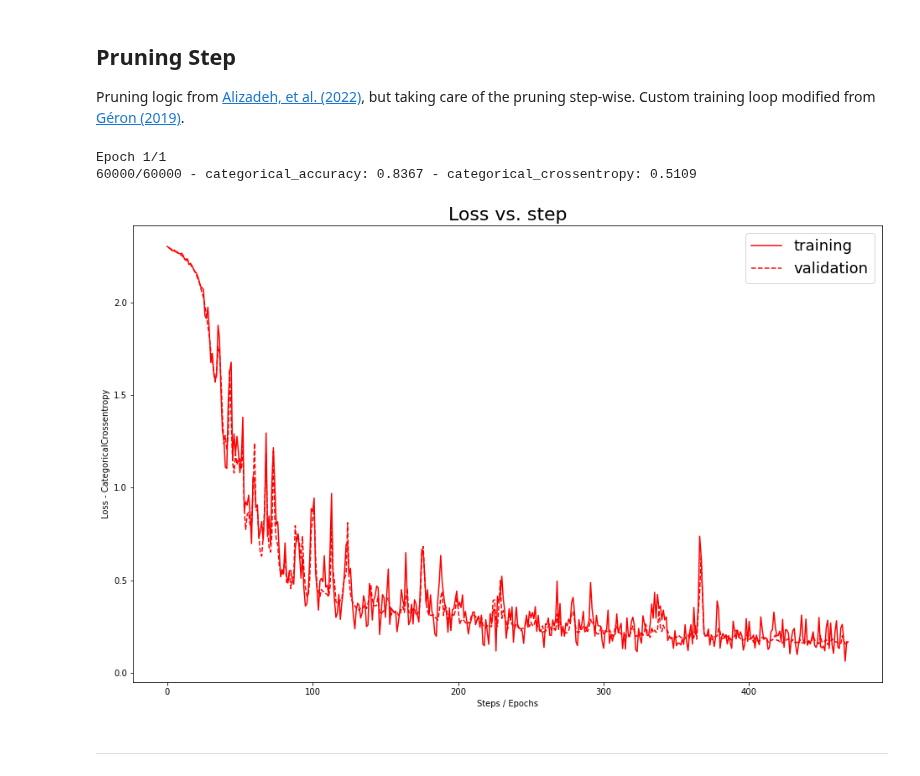
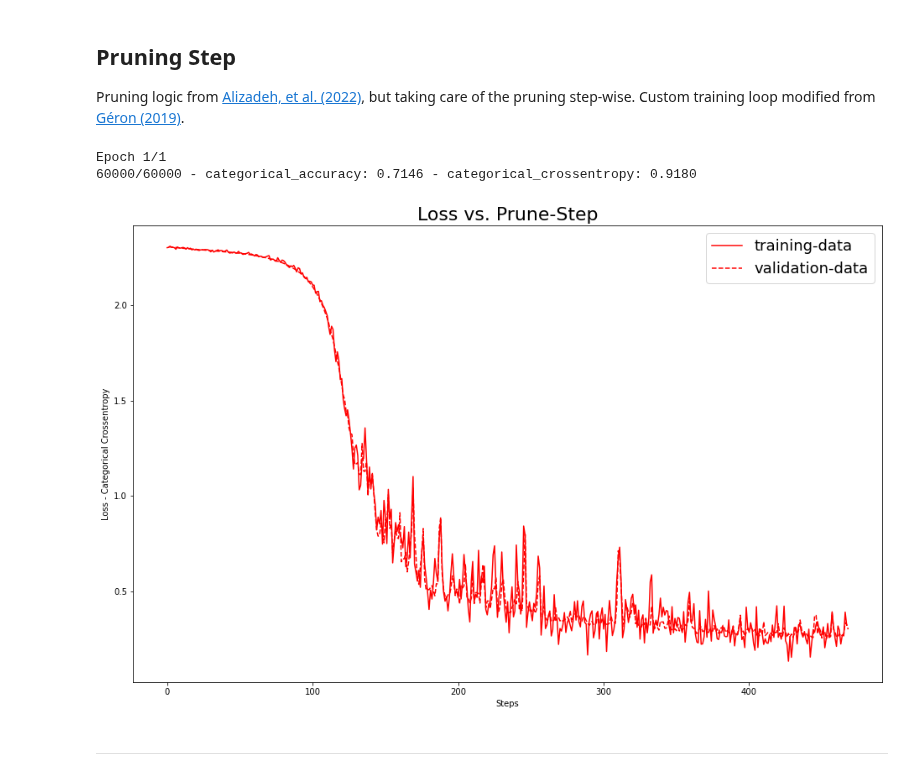
Before and after one commit to JannisZeller/prospr, a Jupyter notebook: prune-mnist.ipynb, the cells around one changed output. Saved outputs shown, nothing was run; the diff lists cells and outputs as text; code cells hidden in the pictures.

```diff
--- a/prune-mnist.ipynb
+++ b/prune-mnist.ipynb
@@ -85,11 +85,11 @@ meta_gradients, prune_fit_history = wrp.prune_loop(
     X_train=X_train, y_train=y_train,
     loss_fn=loss_fn,
     metrics=metrics,
-    prune_lr=0.1,
+    prune_lr=0.05,
     validation_data=(X_test, y_test))
 # %% [output]
 Epoch 1/1
-60000/60000 - categorical_accuracy: 0.8367 - categorical_crossentropy: 0.5109
+60000/60000 - categorical_accuracy: 0.7146 - categorical_crossentropy: 0.9180
 # %%
 X_M, y_M = wrp.random_batch(X_train, y_train, batch_size=128)
 saliency_scores = wrp.compute_saliency_scores(
@@ -98,9 +98,9 @@ saliency_scores = wrp.compute_saliency_scores(
     X_train=X_M, y_train=y_M,
     loss_fn=loss_fn)
 # %%
-_ = wrp.visualize_fit_history(prune_fit_history)
+_ = wrp.visualize_prune_history(prune_fit_history)
 # %% [output]
-[figure, old version]
+[figure, new version]
 # %% [markdown]
 ---
 # %% [markdown]
```
Also changed, not shown: parts of 5 cells of this notebook, 1 other file.
